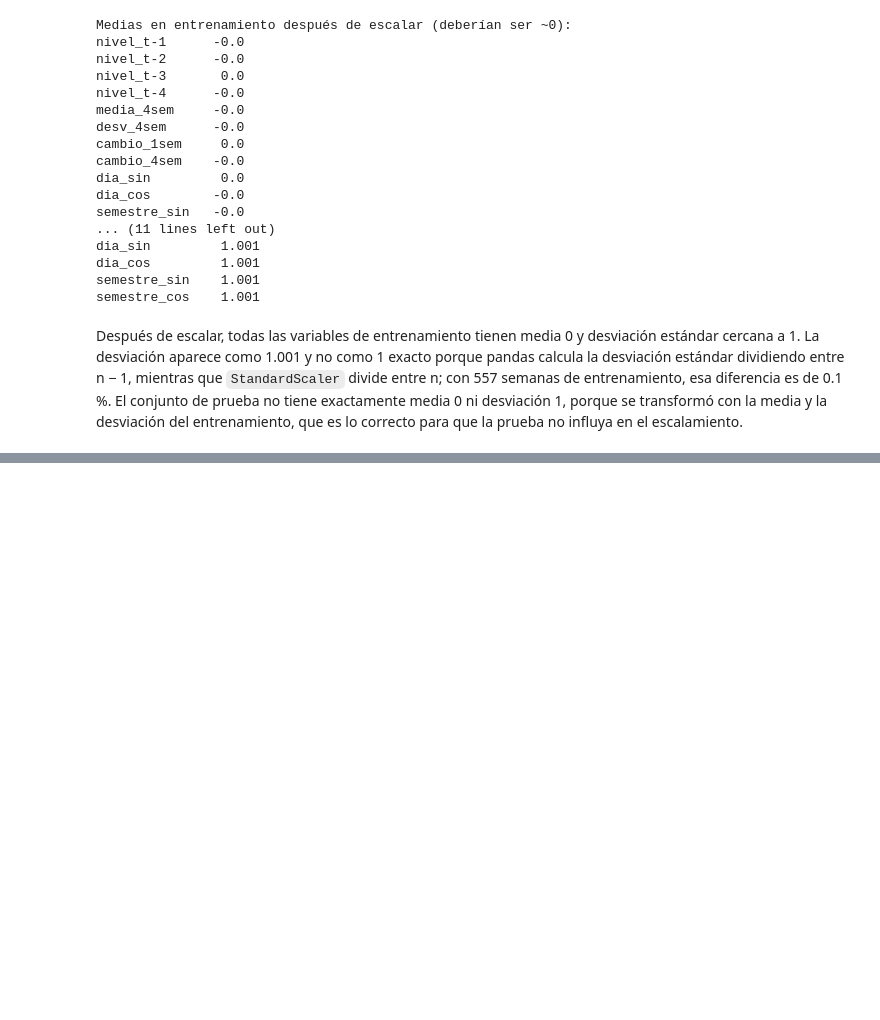
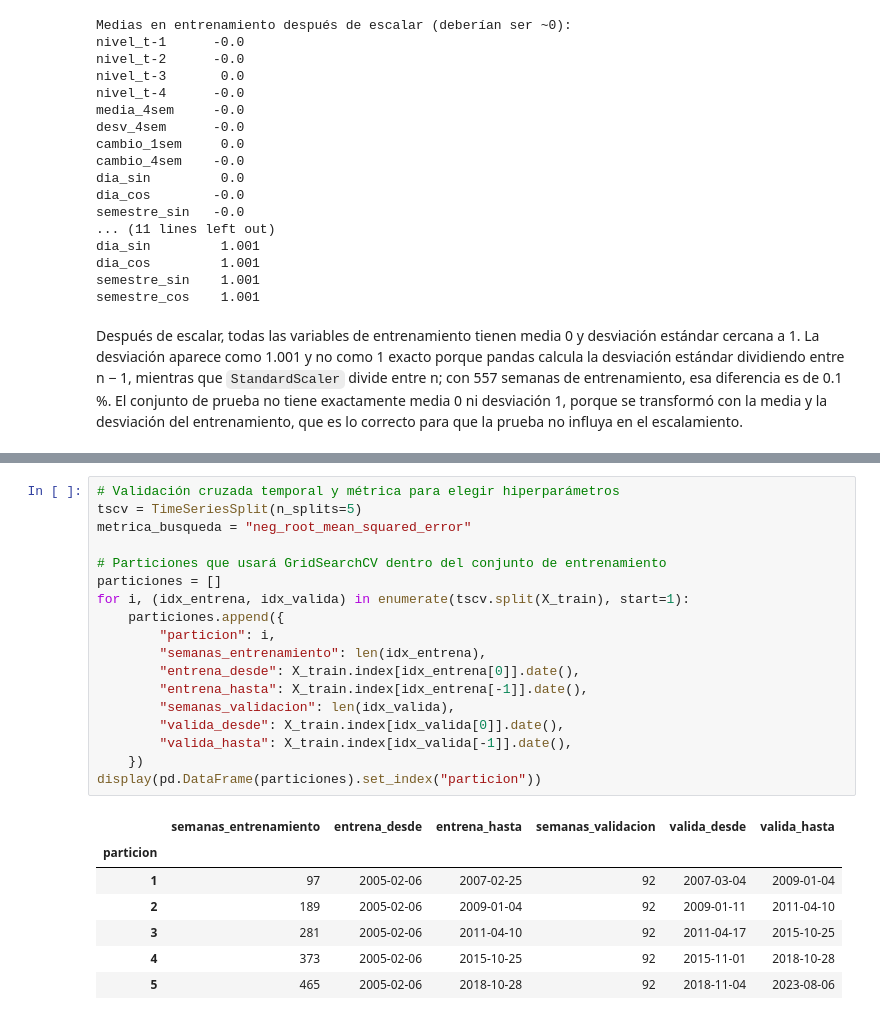
Before and after one commit to AlfonsoMSDL/Proyecto-Aprendizaje-Supervizado-IA, a Jupyter notebook: PromedioNivelMax.ipynb, the cells around one changed output, grey strips where cells are left out. Cells and saved outputs as stored; diff of their text form; blank space fills up the shorter version.

```diff
--- a/PromedioNivelMax.ipynb
+++ b/PromedioNivelMax.ipynb
@@ -1326,0 +1345,26 @@ Después de escalar, todas las variables de entrenamiento tienen media 0 y desvi
+# %%
+# Validación cruzada temporal y métrica para elegir hiperparámetros
+tscv = TimeSeriesSplit(n_splits=5)
+metrica_busqueda = "neg_root_mean_squared_error"
+
+# Particiones que usará GridSearchCV dentro del conjunto de entrenamiento
+particiones = []
+for i, (idx_entrena, idx_valida) in enumerate(tscv.split(X_train), start=1):
+    particiones.append({
+        "particion": i,
+        "semanas_entrenamiento": len(idx_entrena),
+        "entrena_desde": X_train.index[idx_entrena[0]].date(),
+        "entrena_hasta": X_train.index[idx_entrena[-1]].date(),
+        "semanas_validacion": len(idx_valida),
+        "valida_desde": X_train.index[idx_valida[0]].date(),
+        "valida_hasta": X_train.index[idx_valida[-1]].date(),
+    })
+display(pd.DataFrame(particiones).set_index("particion"))
+# %% [output]
+|  | semanas_entrenamiento | entrena_desde | entrena_hasta | semanas_validacion | valida_desde | valida_hasta |
+| particion |  |  |  |  |  |  |
+| 1 | 97 | 2005-02-06 | 2007-02-25 | 92 | 2007-03-04 | 2009-01-04 |
+| 2 | 189 | 2005-02-06 | 2009-01-04 | 92 | 2009-01-11 | 2011-04-10 |
+| 3 | 281 | 2005-02-06 | 2011-04-10 | 92 | 2011-04-17 | 2015-10-25 |
+| 4 | 373 | 2005-02-06 | 2015-10-25 | 92 | 2015-11-01 | 2018-10-28 |
+| 5 | 465 | 2005-02-06 | 2018-10-28 | 92 | 2018-11-04 | 2023-08-06 |
```
Also changed, not shown: parts of 5 cells of this notebook.
